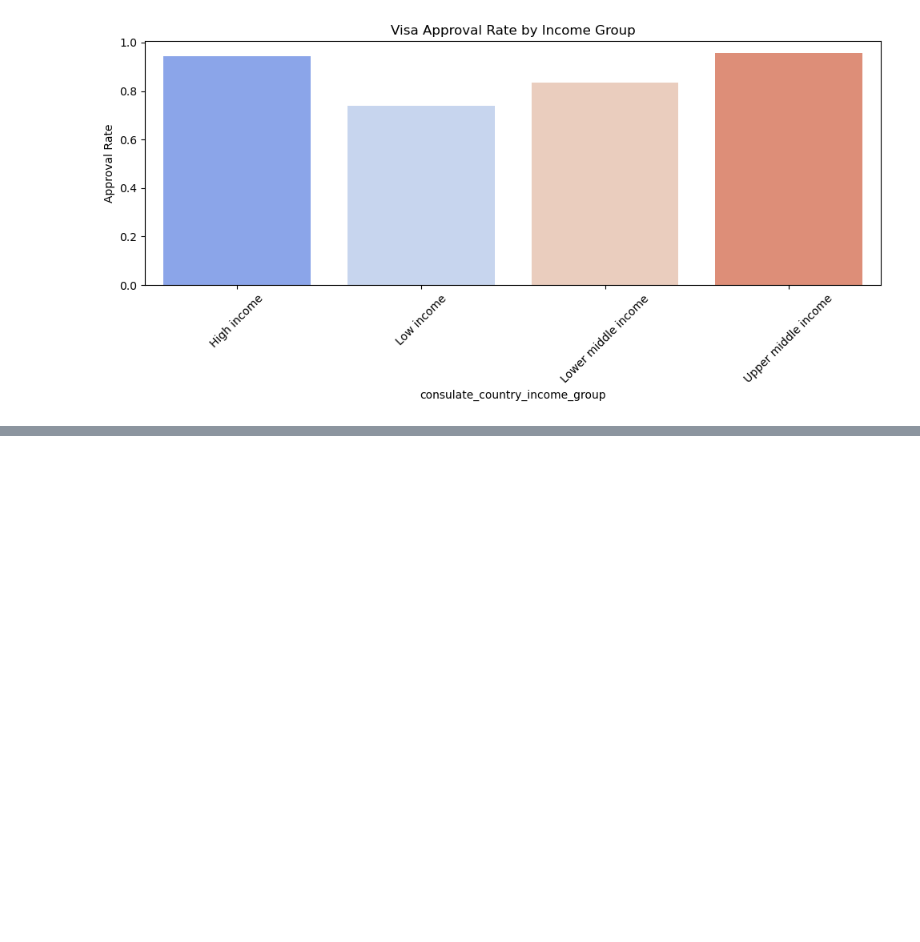
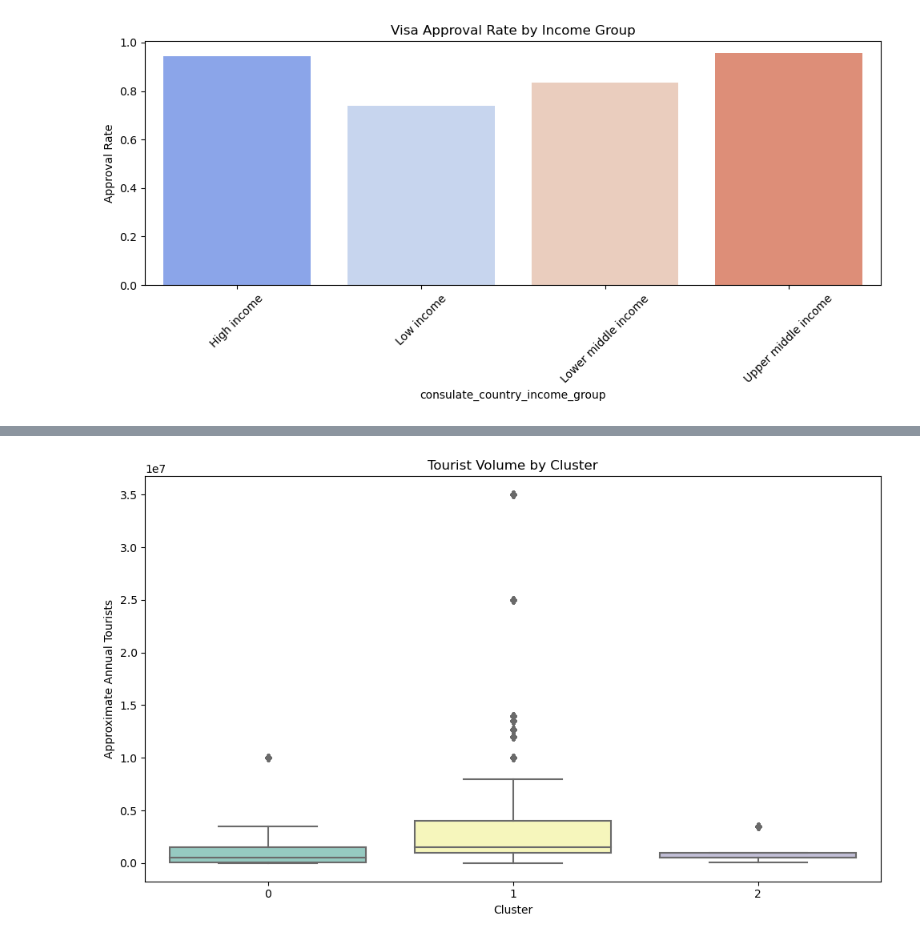
Before and after one commit to iremsuozdemir/DSA210, a Jupyter notebook: dsa210project.ipynb, the cells around one changed output, grey strips where cells are left out. Cells and saved outputs as stored; diff of their text form; code cells hidden in the pictures; blank space fills up the shorter version.

```diff
--- a/dsa210project.ipynb
+++ b/dsa210project.ipynb
@@ -289,0 +502,11 @@ dtype: int64
+# %%
+# === Visualization 2: Clustered Boxplot ===
+plt.figure(figsize=(10, 6))
+sns.boxplot(x="Cluster", y="Approximate Annual Tourists", data=model_df, palette="Set3")
+plt.title("Tourist Volume by Cluster")
+plt.xlabel("Cluster")
+plt.ylabel("Approximate Annual Tourists")
+plt.tight_layout()
+plt.show()
+# %% [output]
+[figure, added]
```
Also changed, not shown: parts of 12 cells of this notebook.
